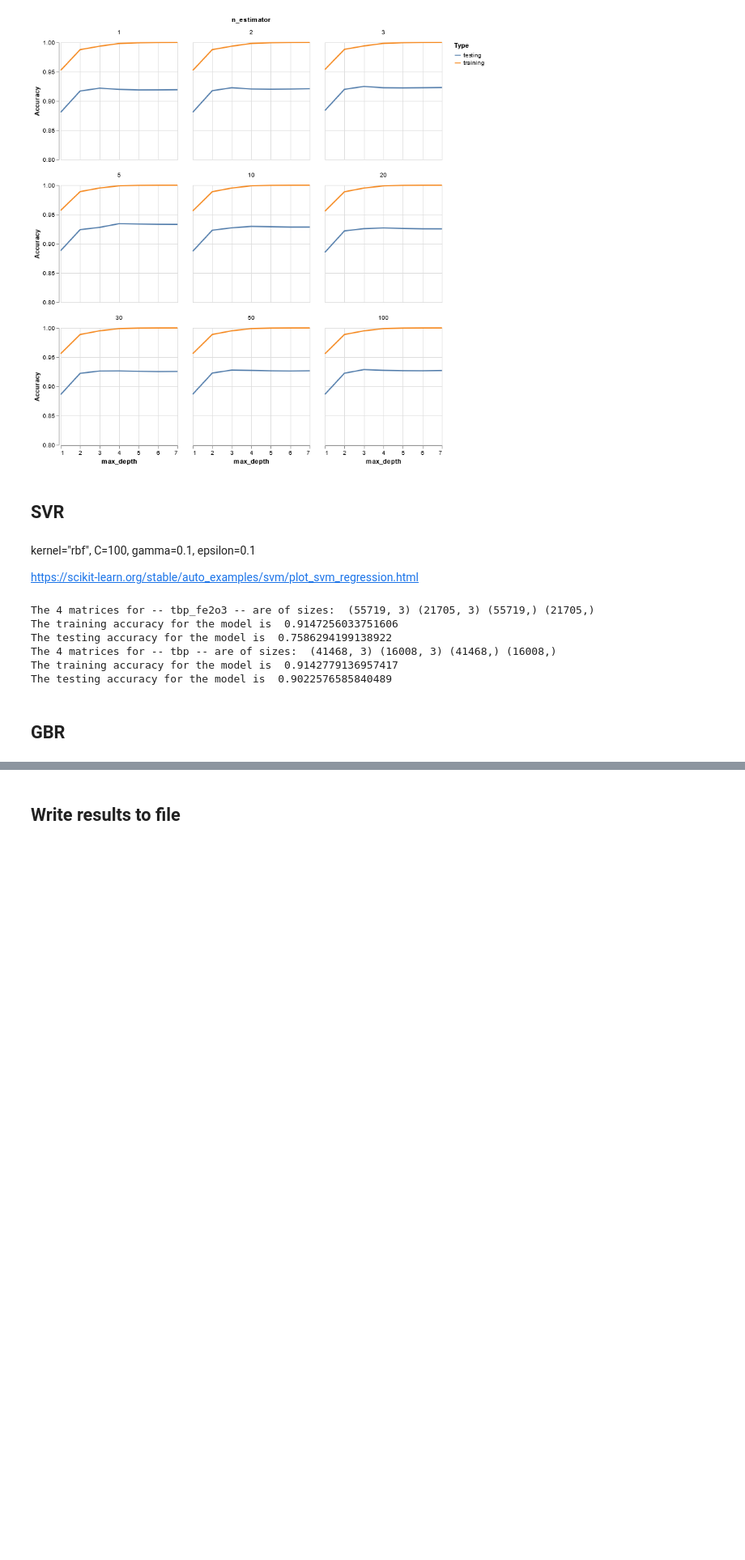
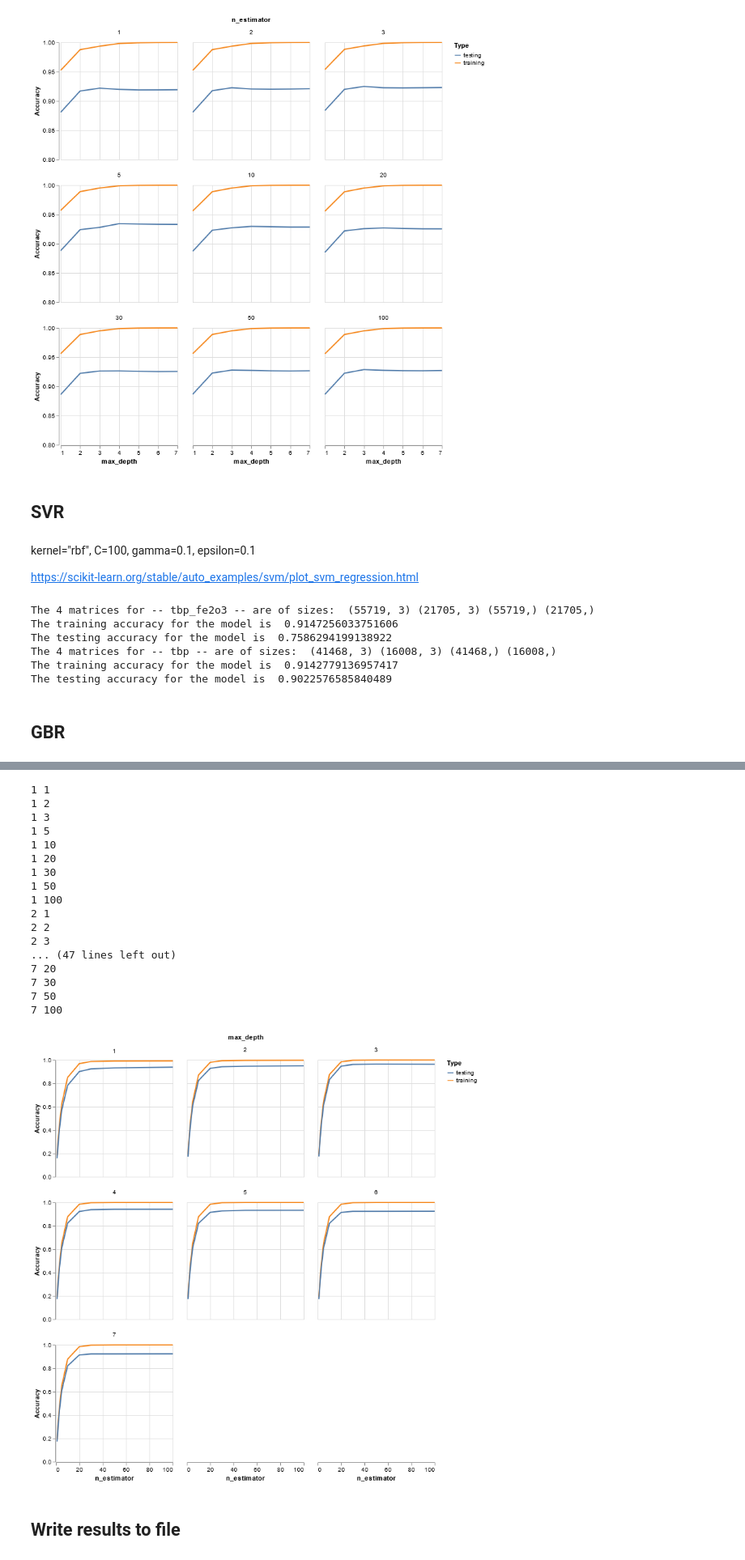
Before and after one commit to vigchandra/tga_fe2o3_pyrolysis_combustion, a Jupyter notebook: model/s2_modelling_tba_train-5-10.ipynb, the cells around one changed output, grey strips where cells are left out. Shown: that part at 81% size. Drawn from its saved outputs; the diff is of its cells as text; code cells hidden in the pictures; blank space fills up the shorter version.

```diff
--- a/model/s2_modelling_tba_train-5-10.ipynb
+++ b/model/s2_modelling_tba_train-5-10.ipynb
@@ -359,31 +400,50 @@ df_results
 # %%
 n_est = [1,2,3,5,10,20,30,50,100]
 max_depth = range(1,8)
-X_train, X_test, y_train, y_test = test_train_compound(df, "I05")
+X_train, X_test, y_train, y_test = test_train_compound(df, "tbp")
 trees = []
 train_acc = []
 test_acc = []
 depth = []
 for j in max_depth:
     for i in n_est:
         trees.append(i)
         depth.append(j)
         gbr = GradientBoostingRegressor(n_estimators = i, max_depth = j, random_state=0).fit(X_train, y_train)
         train_acc.append(gbr.score(X_train, y_train))
         test_acc.append(gbr.score(X_test, y_test))
         print(j,i)
 df_gbr = pd.DataFrame({'training' : train_acc,
                       'testing' : test_acc,
                       'n_estimator' : trees,
                       'max_depth' : depth})
 df_gbr = df_gbr.melt(id_vars = ['n_estimator', 'max_depth'], var_name = 'Type', value_name = 'Accuracy')
 df_gbr
 alt.Chart(df_gbr).mark_line().encode(
     alt.X('n_estimator'),
     alt.Y('Accuracy', scale=alt.Scale(domain=[0, 1])),
     alt.Color('Type'),
     alt.Facet('max_depth')
     ).properties(width = 200, height = 200, columns = 3)
+# %% [output]
+1 1
+1 2
+1 3
+1 5
+1 10
+1 20
+1 30
+1 50
+1 100
+2 1
+2 2
+2 3
+... (47 lines left out)
+7 20
+7 30
+7 50
+7 100
+[figure, added]
 # %% [markdown]
 ## Write results to file
 # %%
```
Also changed, not shown: parts of 3 cells of this notebook, 3 other files.
